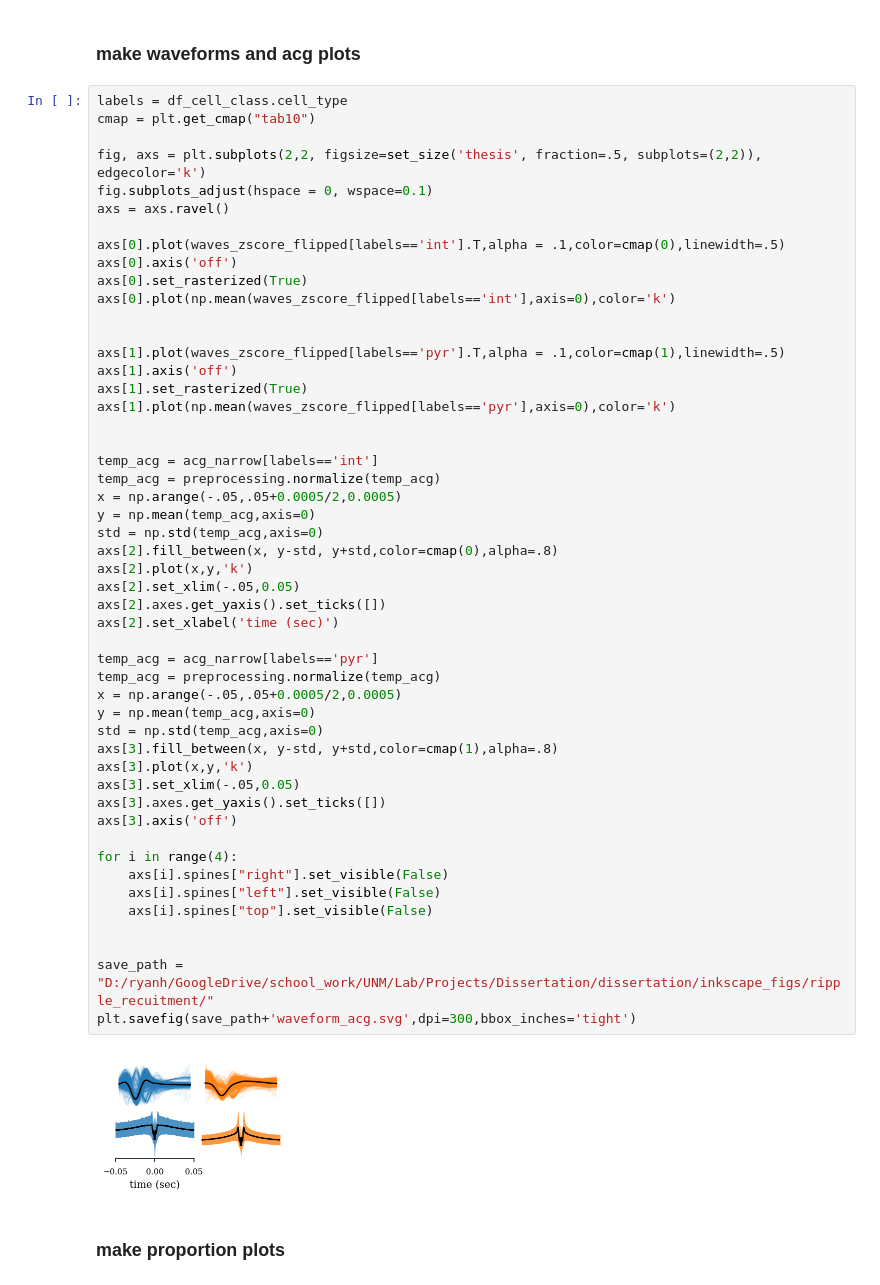
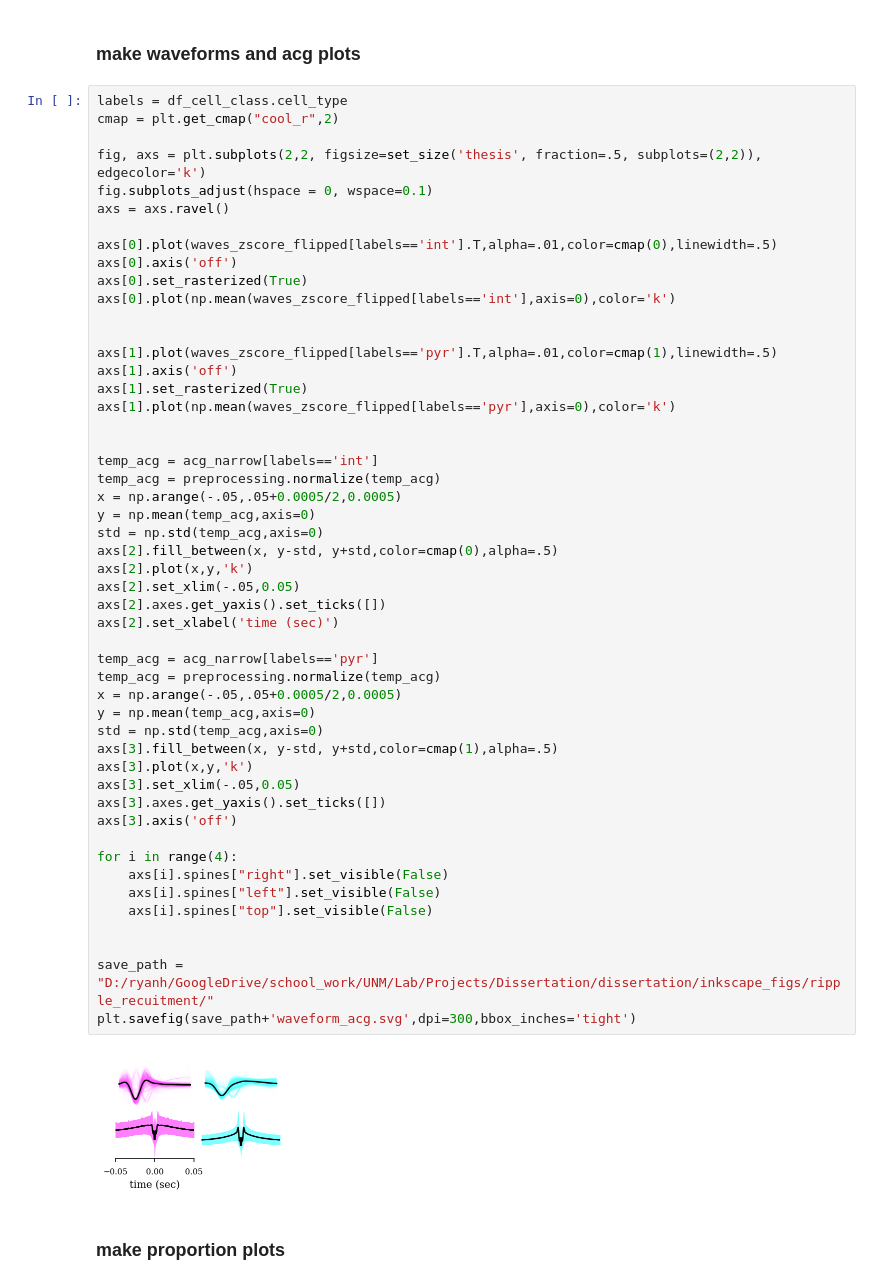
Before and after one commit to ryanharvey1/ripple_analyses, a Jupyter notebook: notebooks/classify_pyr_int.ipynb, the cells around one changed output. Drawn from its saved outputs; the diff is of its cells as text.

```diff
--- a/notebooks/classify_pyr_int.ipynb
+++ b/notebooks/classify_pyr_int.ipynb
@@ -163,19 +164,19 @@ plt.savefig(save_path+'waveform_duration.svg',dpi=300,bbox_inches='tight')
 ### make waveforms and acg plots
 # %%
 labels = df_cell_class.cell_type
-cmap = plt.get_cmap("tab10")
+cmap = plt.get_cmap("cool_r",2)
 
 fig, axs = plt.subplots(2,2, figsize=set_size('thesis', fraction=.5, subplots=(2,2)), edgecolor='k')
 fig.subplots_adjust(hspace = 0, wspace=0.1)
 axs = axs.ravel()
 
-axs[0].plot(waves_zscore_flipped[labels=='int'].T,alpha = .1,color=cmap(0),linewidth=.5)
+axs[0].plot(waves_zscore_flipped[labels=='int'].T,alpha=.01,color=cmap(0),linewidth=.5)
 axs[0].axis('off')
 axs[0].set_rasterized(True)
 axs[0].plot(np.mean(waves_zscore_flipped[labels=='int'],axis=0),color='k')
 
 
-axs[1].plot(waves_zscore_flipped[labels=='pyr'].T,alpha = .1,color=cmap(1),linewidth=.5)
+axs[1].plot(waves_zscore_flipped[labels=='pyr'].T,alpha=.01,color=cmap(1),linewidth=.5)
 axs[1].axis('off')
 axs[1].set_rasterized(True)
 axs[1].plot(np.mean(waves_zscore_flipped[labels=='pyr'],axis=0),color='k')
@@ -183,36 +184,36 @@ axs[1].plot(np.mean(waves_zscore_flipped[labels=='pyr'],axis=0),color='k')
 
 temp_acg = acg_narrow[labels=='int']
 temp_acg = preprocessing.normalize(temp_acg)
 x = np.arange(-.05,.05+0.0005/2,0.0005)
 y = np.mean(temp_acg,axis=0)
 std = np.std(temp_acg,axis=0)
-axs[2].fill_between(x, y-std, y+std,color=cmap(0),alpha=.8)
+axs[2].fill_between(x, y-std, y+std,color=cmap(0),alpha=.5)
 axs[2].plot(x,y,'k')
 axs[2].set_xlim(-.05,0.05)
 axs[2].axes.get_yaxis().set_ticks([])
 axs[2].set_xlabel('time (sec)')
 
 temp_acg = acg_narrow[labels=='pyr']
 temp_acg = preprocessing.normalize(temp_acg)
 x = np.arange(-.05,.05+0.0005/2,0.0005)
 y = np.mean(temp_acg,axis=0)
 std = np.std(temp_acg,axis=0)
-axs[3].fill_between(x, y-std, y+std,color=cmap(1),alpha=.8)
+axs[3].fill_between(x, y-std, y+std,color=cmap(1),alpha=.5)
 axs[3].plot(x,y,'k')
 axs[3].set_xlim(-.05,0.05)
 axs[3].axes.get_yaxis().set_ticks([])
 axs[3].axis('off')
 
 for i in range(4):
     axs[i].spines["right"].set_visible(False)
     axs[i].spines["left"].set_visible(False)
     axs[i].spines["top"].set_visible(False)
 
 
 save_path = "D:/ryanh/GoogleDrive/school_work/UNM/Lab/Projects/Dissertation/dissertation/inkscape_figs/ripple_recuitment/"
 plt.savefig(save_path+'waveform_acg.svg',dpi=300,bbox_inches='tight')
 # %% [output]
-[figure, old version]
+[figure, new version]
 # %% [markdown]
 ### make proportion plots
 # %%
```
Also changed, not shown: parts of 5 cells of this notebook.
